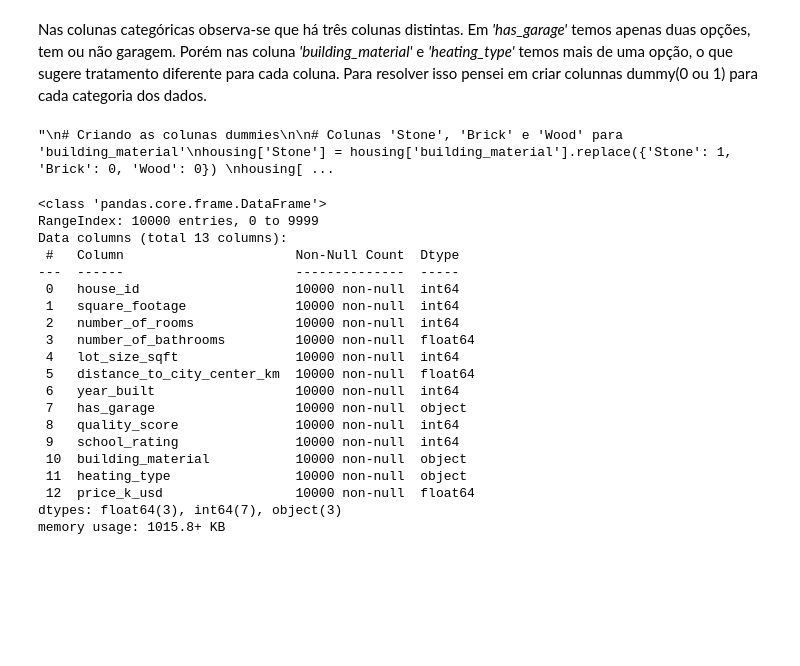
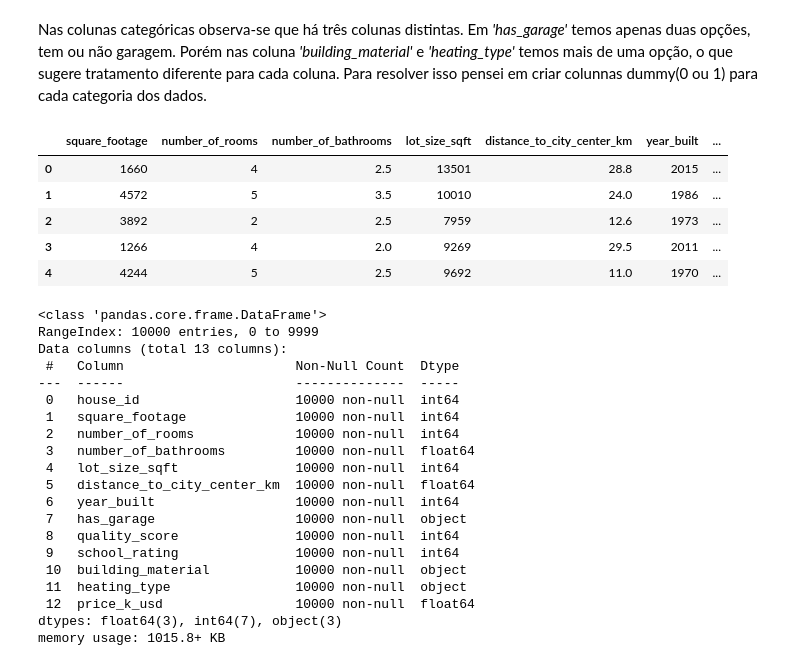
Before and after one commit to leonamcassemir0/previsao_preco_casa, a Jupyter notebook: previsao_preco_casa.ipynb, the cells around one changed output. Cells and saved outputs as stored; diff of their text form; code cells hidden in the pictures; blank space fills up the shorter version.

```diff
--- a/previsao_preco_casa.ipynb
+++ b/previsao_preco_casa.ipynb
@@ -156,26 +157,29 @@ print(housing['heating_type'].unique())
 # %% [markdown]
 Nas colunas categóricas observa-se que há três colunas distintas. Em *'has_garage'* temos apenas duas opções, tem ou não garagem. Porém nas coluna *'building_material'* e *'heating_type'* temos mais de uma opção, o que sugere tratamento diferente para cada coluna.</br> Para resolver isso pensei em criar colunnas dummy(0 ou 1) para cada categoria dos dados.
 # %%
-'''
 # Criando as colunas dummies
 
 # Colunas 'Stone', 'Brick' e 'Wood' para 'building_material'
 housing['Stone'] = housing['building_material'].replace({'Stone': 1, 'Brick': 0, 'Wood': 0})
 housing['Brick'] = housing['building_material'].replace({'Stone': 0, 'Brick': 1, 'Wood': 0})
 housing['Wood'] = housing['building_material'].replace({'Stone': 0, 'Brick': 0, 'Wood': 1})
 # Colunas 'Gas', 'Eletric' e 'Oil' para 'heating_type'
 housing['Gas'] = housing['heating_type'].replace({'Gas': 1, 'Electric': 0, 'Oil': 0})
 housing['Electric'] = housing['heating_type'].replace({'Gas': 0, 'Electric': 1, 'Oil': 0})
 housing['Oil'] = housing['heating_type'].replace({'Gas': 0, 'Electric': 0, 'Oil': 1})
 
 # Excluindo as colunas
 housing = housing.drop(columns=['heating_type', 'building_material'])
 
 # Verificando o novo dataset
 housing.head()
-'''
 # %% [output]
-"\n# Criando as colunas dummies\n\n# Colunas 'Stone', 'Brick' e 'Wood' para 'building_material'\nhousing['Stone'] = housing['building_material'].replace({'Stone': 1, 'Brick': 0, 'Wood': 0}) \nhousing[ ...
+|  | square_footage | number_of_rooms | number_of_bathrooms | lot_size_sqft | distance_to_city_center_km | year_built | ... |
+| 0 | 1660 | 4 | 2.5 | 13501 | 28.8 | 2015 | ... |
+| 1 | 4572 | 5 | 3.5 | 10010 | 24.0 | 1986 | ... |
+| 2 | 3892 | 2 | 2.5 | 7959 | 12.6 | 1973 | ... |
+| 3 | 1266 | 4 | 2.0 | 9269 | 29.5 | 2011 | ... |
+| 4 | 4244 | 5 | 2.5 | 9692 | 11.0 | 1970 | ... |
 # %%
 # Informações técnicas do DataFrame
 housing.info()
```
Also changed, not shown: parts of 2 cells of this notebook, 5 other files.
